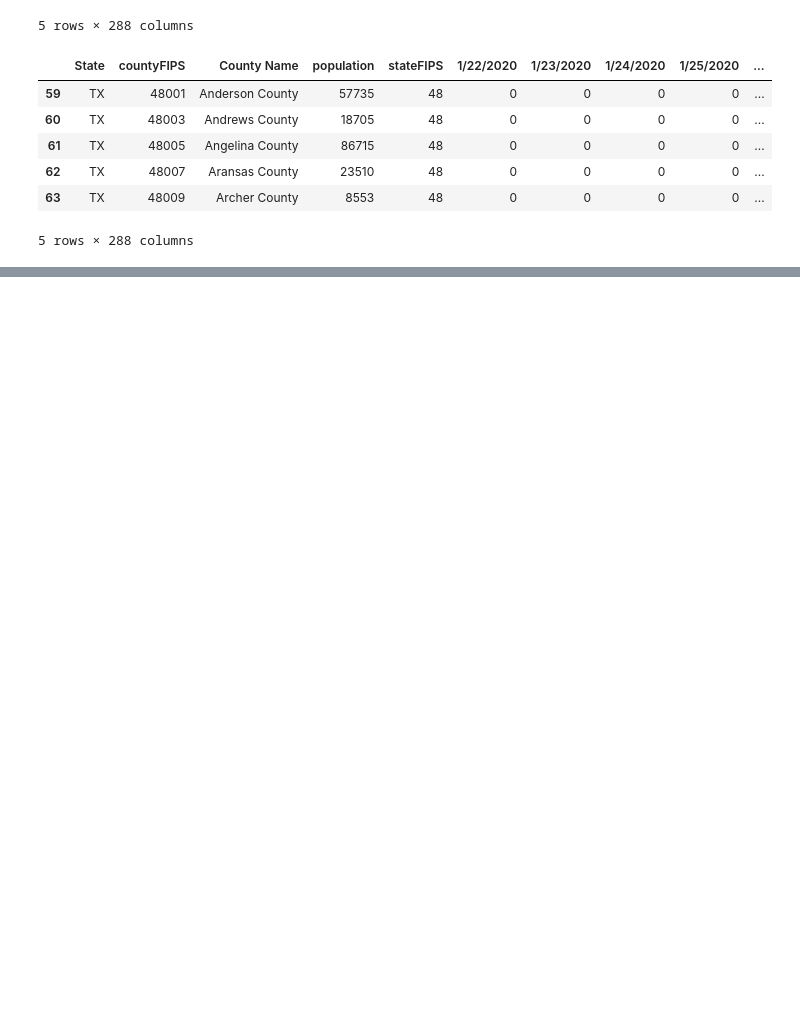
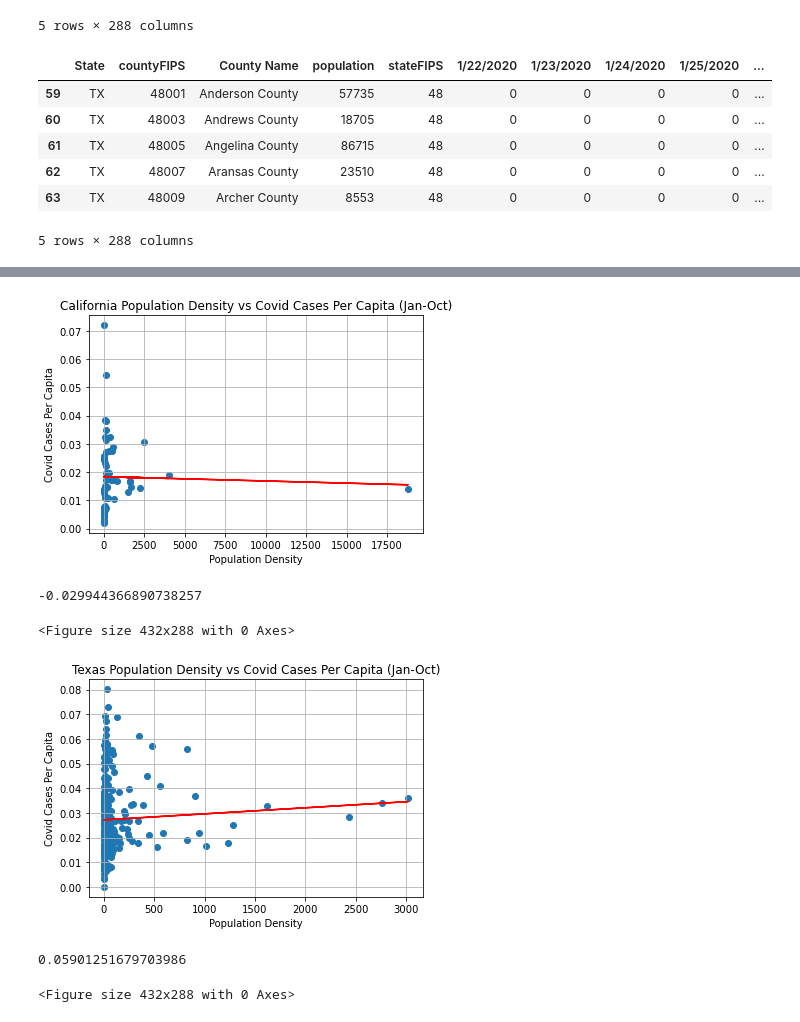
Before and after one commit to shadiaduery/bootcamp-group_project-1, a Jupyter notebook: Analysis/Population Density ScatterPlot.ipynb, the cells around one changed output, grey strips where cells are left out. Drawn from its saved outputs; the diff is of its cells as text; code cells hidden in the pictures; blank space fills up the shorter version.

```diff
--- a/Analysis/Population Density ScatterPlot.ipynb
+++ b/Analysis/Population Density ScatterPlot.ipynb
@@ -74,0 +105,10 @@ final_clean_data_pd =
+# %%
+final_TX_pd = pd.merge(covid_clean_TX_df, TX_county_landsize_df, how="left", on=["County Name"])
+final_TX_pd = final_TX_pd.dropna()
+final_TX_pd["Population Density"]= ""
+final_TX_pd["Population Density"]= final_TX_pd['population']/final_TX_pd['Land Area']
+# Calculating Covid Per Capita
+final_TX_pd["Covid Per Capita"]= ""
+final_TX_pd["Covid Per Capita"]= final_TX_pd['10/30/2020']/final_TX_pd['population']
+final_TX_pd.sort_values("Population Density", ascending=False)
+final_TX_pd.head()
@@ -74,0 +123,41 @@ final_clean_data_pd =
+# %%
+x_values = final_CA_pd["Population Density"]
+y_values = final_CA_pd["Covid Per Capita"]
+plt.figure()
+(slope, intercept, rvalue, pvalue, stderr) = st.linregress(x_values, y_values)
+regress_values = x_values * slope + intercept
+line_eq = "y = " + str(round(slope,2)) + "x + " + str(round(intercept,2))
+plt.scatter(x_values,y_values)
+plt.plot(x_values,regress_values,"r-")
+plt.title("California Population Density vs Covid Cases Per Capita (Jan-Oct)")
+plt.xlabel("Population Density")
+plt.ylabel("Covid Cases Per Capita")
+plt.grid(True)
+plt.show()
+plt.savefig("../Images/CAPop_Density_vs_Covid_Cases.png")
+print(rvalue)
+
+
+
+x_values = final_TX_pd["Population Density"]
+y_values = final_TX_pd["Covid Per Capita"]
+plt.figure()
+(slope, intercept, rvalue, pvalue, stderr) = st.linregress(x_values, y_values)
+regress_values = x_values * slope + intercept
+line_eq = "y = " + str(round(slope,2)) + "x + " + str(round(intercept,2))
+plt.scatter(x_values,y_values)
+plt.plot(x_values,regress_values,"r-")
+plt.title("Texas Population Density vs Covid Cases Per Capita (Jan-Oct)")
+plt.xlabel("Population Density")
+plt.ylabel("Covid Cases Per Capita")
+plt.grid(True)
+plt.show()
+plt.savefig("../Images/TXPop_Density_vs_Covid_Cases.png")
+print(rvalue)
+# %% [output]
+[figure, added]
+-0.029944366890738257
+<Figure size 432x288 with 0 Axes>
+[figure, added]
+0.05901251679703986
+<Figure size 432x288 with 0 Axes>
```
Also changed, not shown: parts of 16 cells of this notebook, 7 other files.
